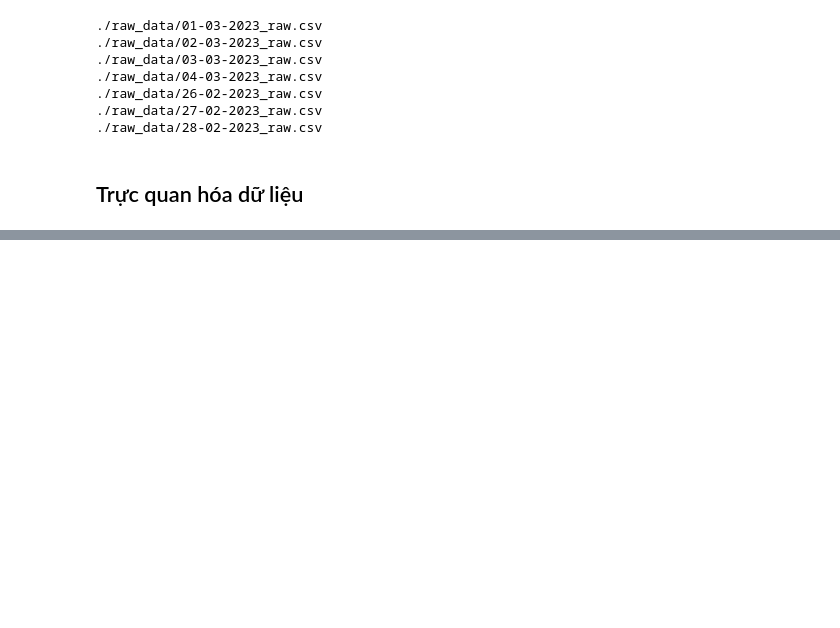
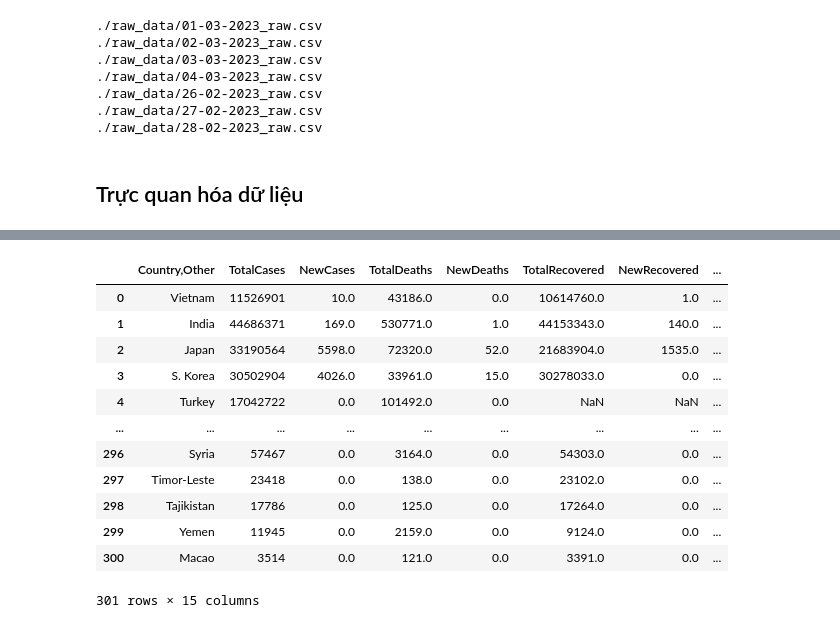
Before and after one commit to vntan/Covid-19-Analysis, a Jupyter notebook: Lab01.ipynb, the cells around one changed output, grey strips where cells are left out. Cells and saved outputs as stored; diff of their text form; code cells hidden in the pictures; blank space fills up the shorter version.

```diff
--- a/Lab01.ipynb
+++ b/Lab01.ipynb
@@ -139,0 +144,8 @@ for file in files:
+# %%
+df1 = pd.read_csv('./data/26-02-2023.csv')
+df2 = pd.read_csv('./data/27-02-2023.csv')
+df3 = pd.read_csv('./data/28-02-2023.csv')
+df4 = pd.read_csv('./data/01-03-2023.csv')
+df5 = pd.read_csv('./data/02-03-2023.csv')
+df6 = pd.read_csv('./data/03-03-2023.csv')
+df7 = pd.read_csv('./data/04-03-2023.csv')
@@ -139,0 +154,19 @@ for file in files:
+# %%
+df = df1[df1['Country,Other'] == 'Vietnam'].copy()
+df['Date'] = '26-02-2023'
+df = df.append(df2[df2['Continent'] == 'Asia'])
+df.loc[df['Date'].isna(), 'Date'] = '27-02-2023'
+df = df.append(df3[df3['Continent'] == 'Asia'])
+df.loc[df['Date'].isna(), 'Date'] = '28-02-2023'
+df = df.append(df4[df4['Continent'] == 'Asia'])
+df.loc[df['Date'].isna(), 'Date'] = '01-03-2023'
+df = df.append(df5[df5['Continent'] == 'Asia'])
+df.loc[df['Date'].isna(), 'Date'] = '02-03-2023'
+df = df.append(df6[df6['Continent'] == 'Asia'])
+df.loc[df['Date'].isna(), 'Date'] = '03-03-2023'
+df = df.append(df7[df7['Continent'] == 'Asia'])
+df.loc[df['Date'].isna(), 'Date'] = '04-03-2023'
+
+df.reset_index(drop=True, inplace=True)
+
+df.head(10)
@@ -139,0 +208,17 @@ for file in files:
+# %%
+df = df.groupby('Country,Other').apply(lambda x: x.sort_values('Date', ascending=True)).reset_index(drop=True)
+df
+# %% [output]
+|  | Country,Other | TotalCases | NewCases | TotalDeaths | NewDeaths | TotalRecovered | NewRecovered | ... |
+| 0 | Vietnam | 11526901 | 10.0 | 43186.0 | 0.0 | 10614760.0 | 1.0 | ... |
+| 1 | India | 44686371 | 169.0 | 530771.0 | 1.0 | 44153343.0 | 140.0 | ... |
+| 2 | Japan | 33190564 | 5598.0 | 72320.0 | 52.0 | 21683904.0 | 1535.0 | ... |
+| 3 | S. Korea | 30502904 | 4026.0 | 33961.0 | 15.0 | 30278033.0 | 0.0 | ... |
+| 4 | Turkey | 17042722 | 0.0 | 101492.0 | 0.0 | NaN | NaN | ... |
+| ... | ... | ... | ... | ... | ... | ... | ... | ... |
+| 296 | Syria | 57467 | 0.0 | 3164.0 | 0.0 | 54303.0 | 0.0 | ... |
+| 297 | Timor-Leste | 23418 | 0.0 | 138.0 | 0.0 | 23102.0 | 0.0 | ... |
+| 298 | Tajikistan | 17786 | 0.0 | 125.0 | 0.0 | 17264.0 | 0.0 | ... |
+| 299 | Yemen | 11945 | 0.0 | 2159.0 | 0.0 | 9124.0 | 0.0 | ... |
+| 300 | Macao | 3514 | 0.0 | 121.0 | 0.0 | 3391.0 | 0.0 | ... |
+301 rows × 15 columns
```
Also changed, not shown: parts of 19 cells of this notebook.
